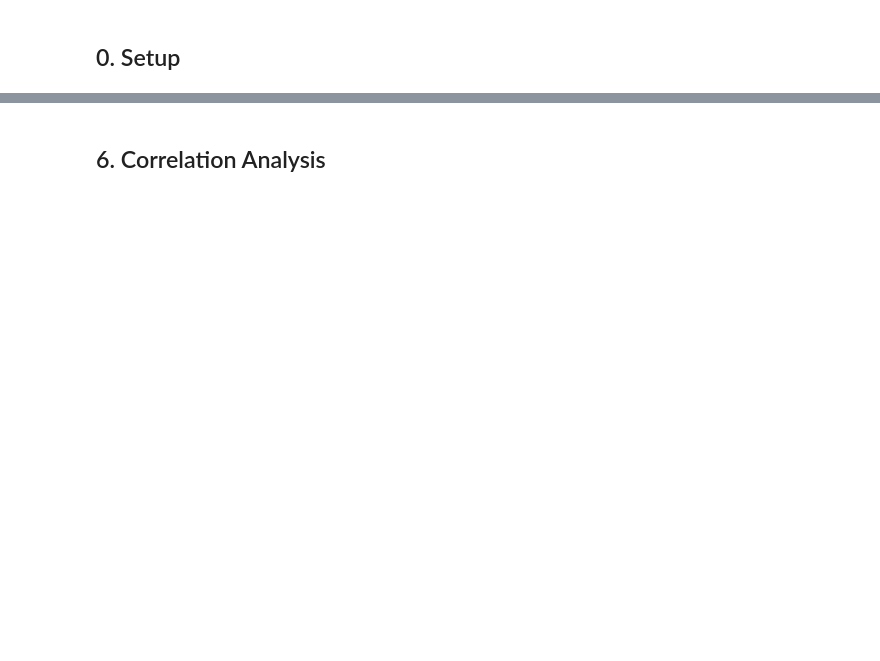
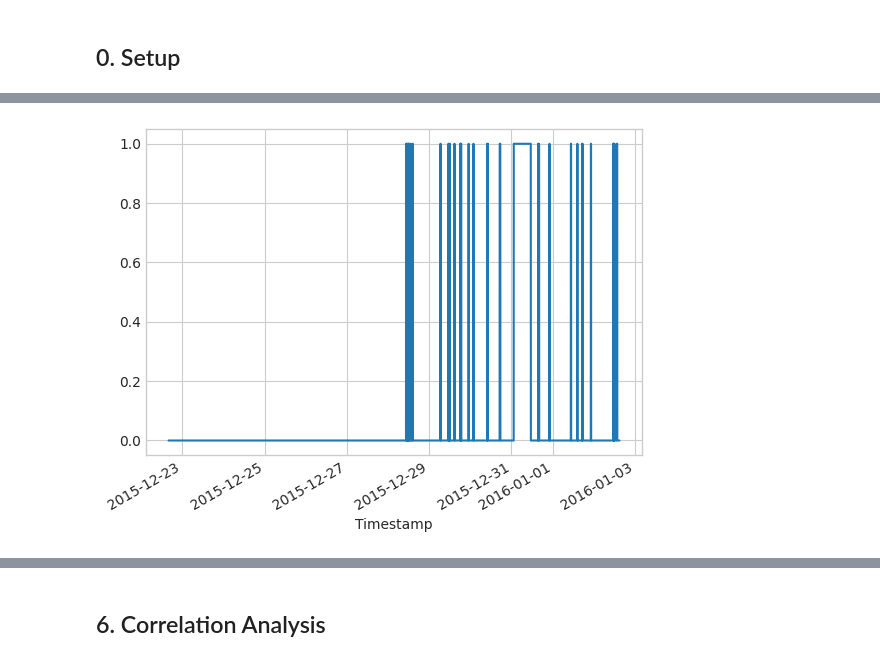
Before and after one commit to ijesusjr/wave, a Jupyter notebook: 01_EDA.ipynb, the cells around one changed output, grey strips where cells are left out. Cells and saved outputs as stored; diff of their text form; code cells hidden in the pictures; blank space fills up the shorter version.

```diff
--- a/01_EDA.ipynb
+++ b/01_EDA.ipynb
@@ -252,0 +77,4 @@ plt.show()
+# %%
+# ---- Strip spaces from column names ----
+df.columns = df.columns.str.strip()
+print('Columns:', df.columns.tolist())
@@ -252,0 +100,5 @@ plt.show()
+# %%
+# ---- Drop duplicates (before setting index — Timestamp still a column) ----
+n_before = len(df)
+df.drop_duplicates(inplace=True)
+print(f'Dropped {n_before - len(df):,} duplicate rows — {len(df):,} remaining')
@@ -252,0 +214,4 @@ plt.show()
+# %%
+y.plot();
+# %% [output]
+[figure, added]
```
Also changed, not shown: parts of 58 cells of this notebook, 4 other files.
